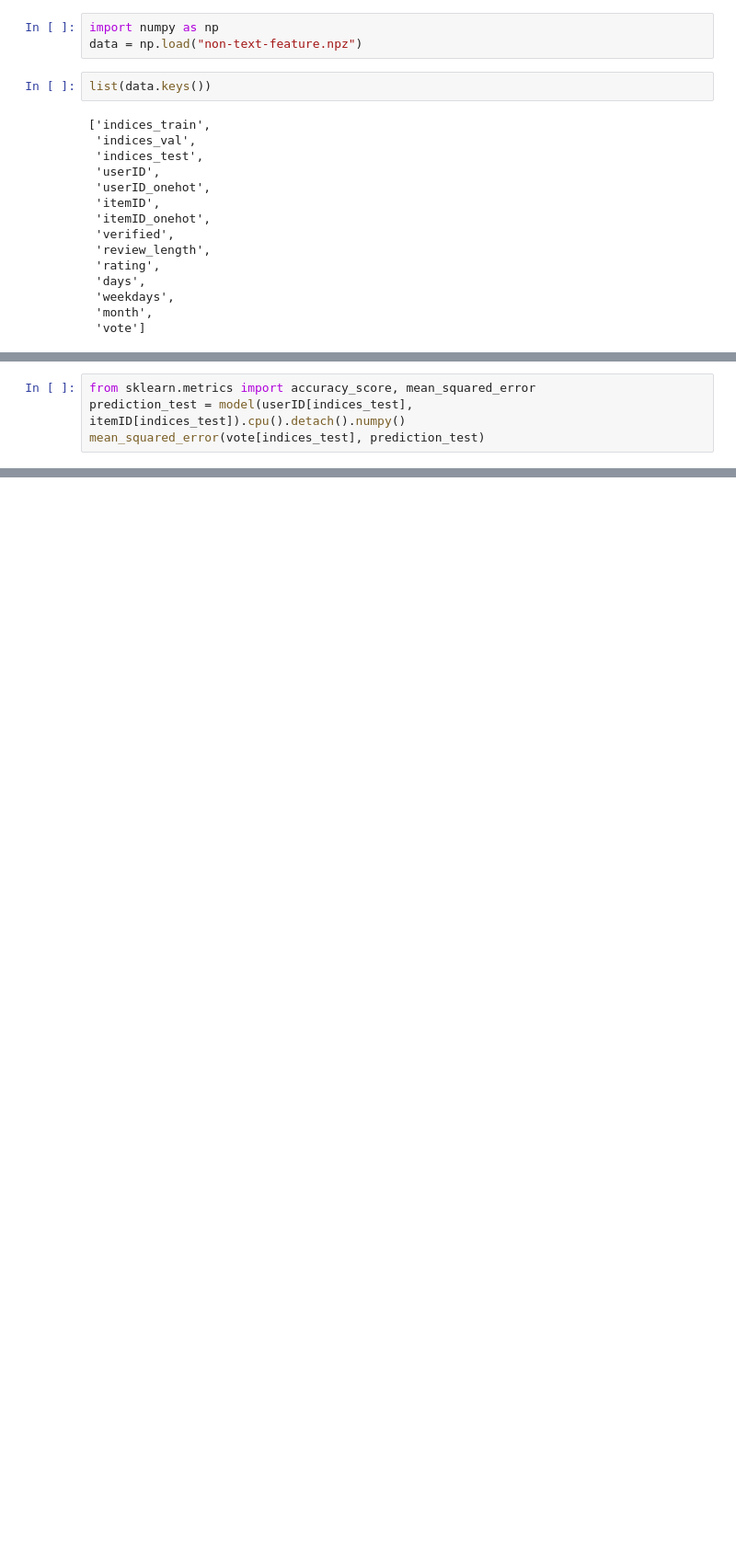
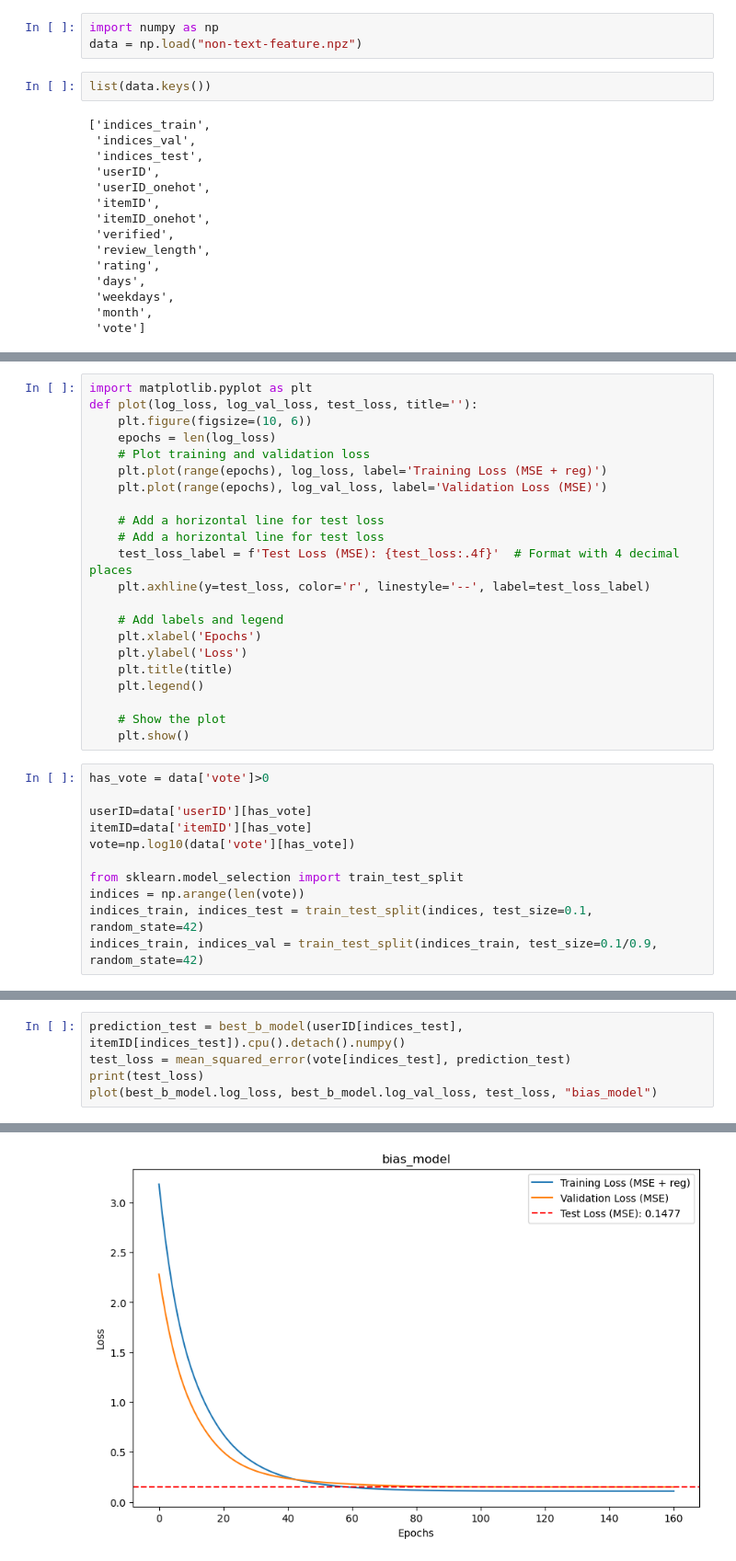
Before and after one commit to weixiao-zhan/CSE258_assignment2, a Jupyter notebook: regression_latent_factor.ipynb, the cells around one changed output, grey strips where cells are left out. Shown at 92% size. Drawn from its saved outputs; the diff is of its cells as text; blank space fills up the shorter version.

Commit message:
latent factor models

```diff
--- a/regression_latent_factor.ipynb
+++ b/regression_latent_factor.ipynb
@@ -39 +35,34 @@ device = torch.device("cuda" if torch.cuda.is_available() else "cpu")
+# %%
+import matplotlib.pyplot as plt
+def plot(log_loss, log_val_loss, test_loss, title=''):
+    plt.figure(figsize=(10, 6))
+    epochs = len(log_loss)
+    # Plot training and validation loss
+    plt.plot(range(epochs), log_loss, label='Training Loss (MSE + reg)')
+    plt.plot(range(epochs), log_val_loss, label='Validation Loss (MSE)')
+
+    # Add a horizontal line for test loss
+    # Add a horizontal line for test loss
+    test_loss_label = f'Test Loss (MSE): {test_loss:.4f}'  # Format with 4 decimal places
+    plt.axhline(y=test_loss, color='r', linestyle='--', label=test_loss_label)
+
+    # Add labels and legend
+    plt.xlabel('Epochs')
+    plt.ylabel('Loss')
+    plt.title(title)
+    plt.legend()
+
+    # Show the plot
+    plt.show()
+# %%
+has_vote = data['vote']>0
+
+userID=data['userID'][has_vote]
+itemID=data['itemID'][has_vote]
+vote=np.log10(data['vote'][has_vote])
+
+from sklearn.model_selection import train_test_split
+indices = np.arange(len(vote))
+indices_train, indices_test = train_test_split(indices, test_size=0.1, random_state=42)
+indices_train, indices_val = train_test_split(indices_train, test_size=0.1/0.9, random_state=42)
 # %%
@@ -107,5 +151,6 @@ tensor(0.8071, device='cuda:0')
 # %%
-from sklearn.metrics import accuracy_score, mean_squared_error
-prediction_test = model(userID[indices_test], itemID[indices_test]).cpu().detach().numpy()
-mean_squared_error(vote[indices_test], prediction_test)
+prediction_test = best_b_model(userID[indices_test], itemID[indices_test]).cpu().detach().numpy()
+test_loss = mean_squared_error(vote[indices_test], prediction_test)
+print(test_loss)
+plot(best_b_model.log_loss, best_b_model.log_val_loss, test_loss, "bias_model")
 # %% [output]
@@ -112,0 +158 @@ mean_squared_error(vote[indices_test], prediction_test)
+[figure, added]
```
Also changed, not shown: parts of 16 cells of this notebook, 1 other file.
